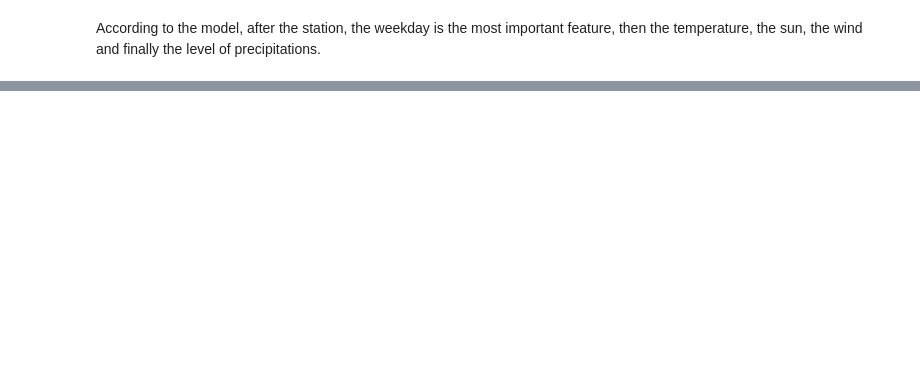
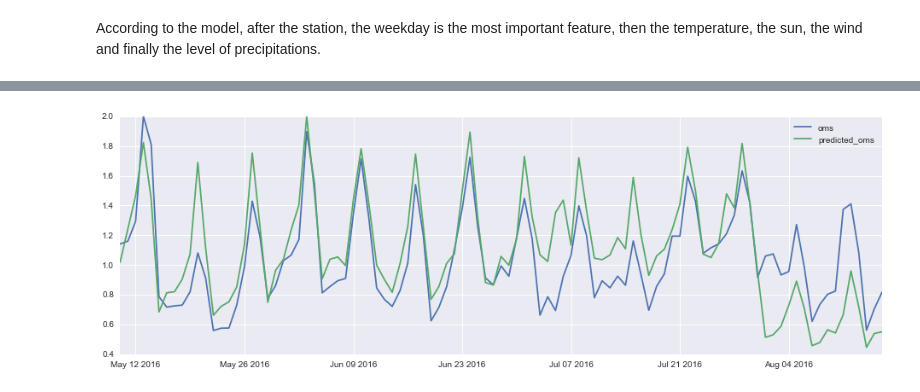
Before and after one commit to vlievin/OiX-2016---Understanding-Weather-Impact-on-Beer-Sales-in-Denmark, a Jupyter notebook: explore sales data.ipynb, the cells around one changed output, grey strips where cells are left out. Saved outputs shown, nothing was run; the diff lists cells and outputs as text; code cells hidden in the pictures; blank space fills up the shorter version.

Commit message:
predict total value per area per day with non linear regressor (TensorFlow)

```diff
--- a/explore sales data.ipynb
+++ b/explore sales data.ipynb
@@ -186,7 +246,7 @@ data = aggregated_data[features]
 data = oneHot(data, 'weekday')
 data = oneHot(data, 'station')
 data = oneHot(data, 'month')
-features = data.columns.values
+train_features = data.columns.values
 labels = ['oms']
 X = data.as_matrix()
 y = aggregated_data[labels].values
@@ -267,0 +334,21 @@ According to the model, after the station, the weekday is the most important fea
+# %%
+features = ['month','precipitations','sun','temp','wind','weekday','station']
+data2[:3]
+dat = aggregated_data[ aggregated_data['station'] == 607200 ]
+dat['dayofyear'] = dat['date'].dt.dayofyear
+xdate = dat['date']
+xday = dat['dayofyear']
+dat['year'] = dat['date'].dt.year
+xyear = dat['year']
+dat['weekday'] = dat['date'].dt.weekday
+xweek = dat['weekday']
+xoms = dat['oms']
+dat = dat[features]
+dat = oneHot(dat, 'weekday')
+dat = oneHot(dat, 'station')
+dat = oneHot(dat, 'month')
+for f in train_features:
+    if f not in dat.columns.values:
+        dat[f] = [ 0 for x in range(len(dat))]
+XX = dat.as_matrix()
+print XX.shape
@@ -267,0 +369,19 @@ According to the model, after the station, the weekday is the most important fea
+# %%
+dat['predicted_oms'] = rfr.predict(XX)
+# %%
+dat['date'] = xdate
+dat['dayofyear'] = xday
+dat['year'] = xyear
+dat['weekday'] = xweek
+dat['oms'] = xoms
+dat2 = dat[ (dat['dayofyear'] > 130) & (dat['dayofyear'] < 230) & (dat['year'] == 2016) ]
+plt.figure(figsize=(16,5))
+plt.plot_date(dat2['date'] , 2 * dat2['oms']/ max( dat2['oms'] ), '-' , label='oms')
+plt.plot_date(dat2['date'] , 2 * dat2['predicted_oms']/ max( dat2['predicted_oms'] ), '-' , label='predicted_oms')
+#plt.show()
+#plt.plot_date(dat['date'] , dat['sun'] / max( dat['sun'] ), '-' , label='sun')
+#plt.plot_date(dat['date'] , -dat['precipitations']/ max( dat['precipitations'] ), '-', label='precipitations' )
+plt.legend()
+plt.show()
+# %% [output]
+[figure, added]
```
Also changed, not shown: parts of 12 cells of this notebook, 1 other file.
